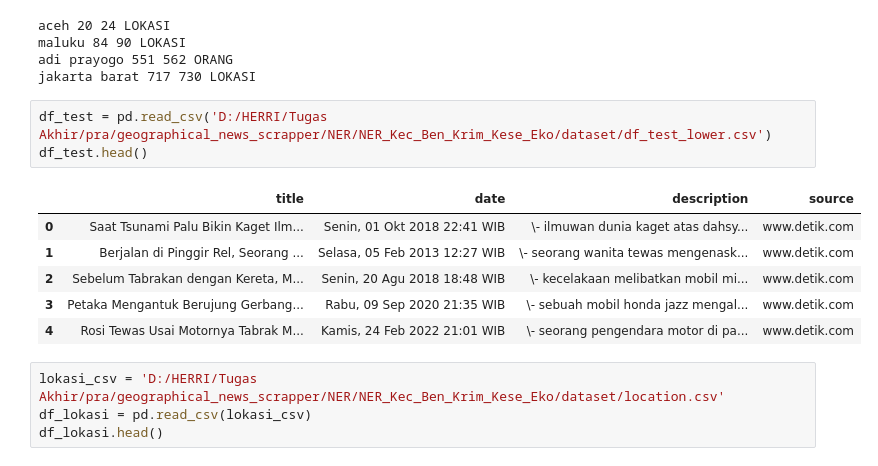
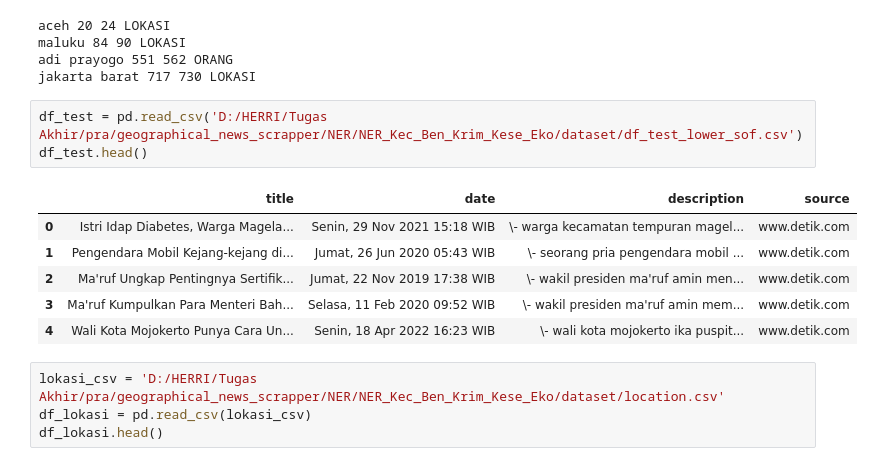
Before and after one commit to herripurba/NER, a Jupyter notebook: NER_Kec_Ben_Krim_Kese_Eko/tagging.ipynb, the cells around one changed output. Drawn from its saved outputs; the diff is of its cells as text.

```diff
--- a/NER_Kec_Ben_Krim_Kese_Eko/tagging.ipynb
+++ b/NER_Kec_Ben_Krim_Kese_Eko/tagging.ipynb
@@ -189,15 +189,15 @@ maluku 84 90 LOKASI
 adi prayogo 551 562 ORANG
 jakarta barat 717 730 LOKASI
 # %%
-df_test = pd.read_csv('D:/HERRI/Tugas Akhir/pra/geographical_news_scrapper/NER/NER_Kec_Ben_Krim_Kese_Eko/dataset/df_test_lower.csv')
+df_test = pd.read_csv('D:/HERRI/Tugas Akhir/pra/geographical_news_scrapper/NER/NER_Kec_Ben_Krim_Kese_Eko/dataset/df_test_lower_sof.csv')
 df_test.head()
 # %% [output]
 |  | title | date | description | source |
-| 0 | Saat Tsunami Palu Bikin Kaget Ilm... | Senin, 01 Okt 2018 22:41 WIB | \- ilmuwan dunia kaget atas dahsy... | www.detik.com |
-| 1 | Berjalan di Pinggir Rel, Seorang ... | Selasa, 05 Feb 2013 12:27 WIB | \- seorang wanita tewas mengenask... | www.detik.com |
-| 2 | Sebelum Tabrakan dengan Kereta, M... | Senin, 20 Agu 2018 18:48 WIB | \- kecelakaan melibatkan mobil mi... | www.detik.com |
-| 3 | Petaka Mengantuk Berujung Gerbang... | Rabu, 09 Sep 2020 21:35 WIB | \- sebuah mobil honda jazz mengal... | www.detik.com |
-| 4 | Rosi Tewas Usai Motornya Tabrak M... | Kamis, 24 Feb 2022 21:01 WIB | \- seorang pengendara motor di pa... | www.detik.com |
+| 0 | Istri Idap Diabetes, Warga Magela... | Senin, 29 Nov 2021 15:18 WIB | \- warga kecamatan tempuran magel... | www.detik.com |
+| 1 | Pengendara Mobil Kejang-kejang di... | Jumat, 26 Jun 2020 05:43 WIB | \- seorang pria pengendara mobil ... | www.detik.com |
+| 2 | Ma'ruf Ungkap Pentingnya Sertifik... | Jumat, 22 Nov 2019 17:38 WIB | \- wakil presiden ma'ruf amin men... | www.detik.com |
+| 3 | Ma'ruf Kumpulkan Para Menteri Bah... | Selasa, 11 Feb 2020 09:52 WIB | \- wakil presiden ma'ruf amin mem... | www.detik.com |
+| 4 | Wali Kota Mojokerto Punya Cara Un... | Senin, 18 Apr 2022 16:23 WIB | \- wali kota mojokerto ika puspit... | www.detik.com |
 # %%
 lokasi_csv = 'D:/HERRI/Tugas Akhir/pra/geographical_news_scrapper/NER/NER_Kec_Ben_Krim_Kese_Eko/dataset/location.csv'
 df_lokasi = pd.read_csv(lokasi_csv)
```
Also changed, not shown: parts of 2 cells of this notebook, 1 other file.
